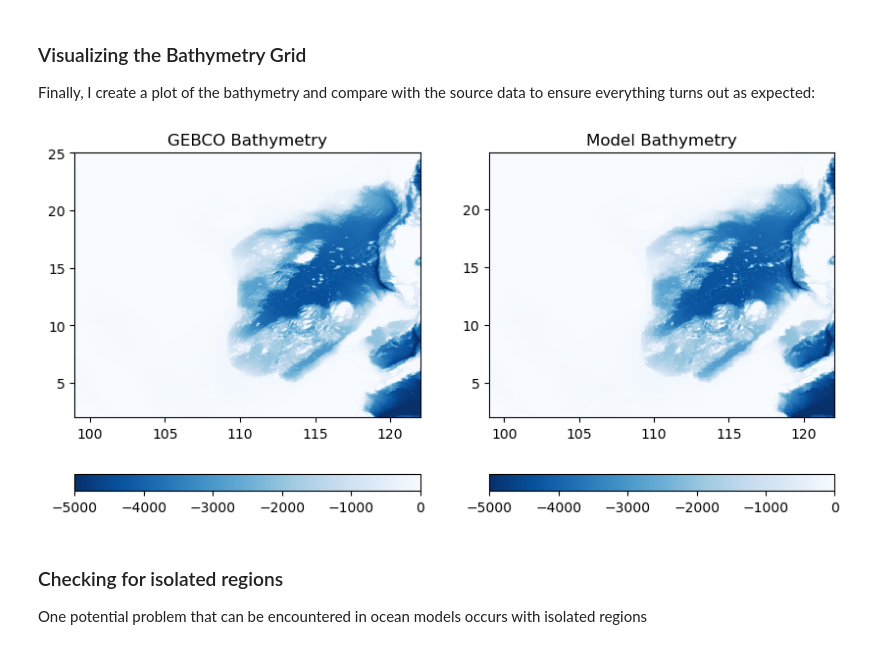
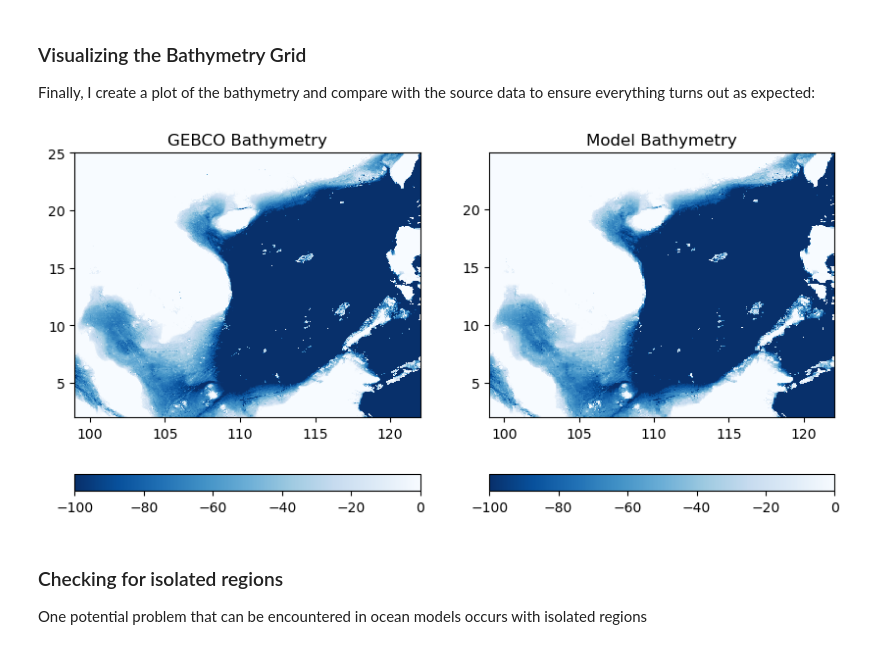
Before and after one commit to EddieNguyen2012/cs185c_fall2024, a Jupyter notebook: project/Creating the Bathymetry.ipynb, the cells around one changed output. Saved outputs shown, nothing was run; the diff lists cells and outputs as text; code cells hidden in the pictures.

```diff
--- a/project/Creating the Bathymetry.ipynb
+++ b/project/Creating the Bathymetry.ipynb
@@ -23,7 +23,7 @@ import matplotlib.pyplot as plt
 import netCDF4 as nc4
 # %%
 # read in the bathymetry grid
-file_path = '/Users/eddie/cs185c_fall2024/project/GEBCO_Bathymetry_SEA.nc'
+file_path = '/Users/eddie/cs185c_fall2024/project/input/GEBCO_Bathymetry_SEA.nc'
 ds = nc4.Dataset(file_path)
 gebco_lon = ds.variables['lon'][:]
 gebco_lat = ds.variables['lat'][:]
@@ -56,19 +56,19 @@ Finally, I create a plot of the bathymetry and compare with the source data to e
 # %%
 plt.figure(figsize=(10,5))
 
 plt.subplot(1,2,1)
-C = plt.pcolormesh(Gebco_Lon, Gebco_Lat, Gebco_bathy, vmin=-5000, vmax=0, cmap='Blues_r')
+C = plt.pcolormesh(Gebco_Lon, Gebco_Lat, Gebco_bathy, vmin=-100, vmax=0, cmap='Blues_r')
 plt.colorbar(C, orientation = 'horizontal')
 plt.title('GEBCO Bathymetry')
 
 plt.subplot(1,2,2)
-C = plt.pcolormesh(XC, YC, Model_bathy, vmin=-5000, vmax=0, cmap='Blues_r')
+C = plt.pcolormesh(XC, YC, Model_bathy, vmin=-100, vmax=0, cmap='Blues_r')
 plt.colorbar(C, orientation = 'horizontal')
 plt.title('Model Bathymetry')
 
 plt.show()
 # %% [output]
-[figure, old version]
+[figure, new version]
 # %% [markdown]
 ### Checking for isolated regions
 One potential problem that can be encountered in ocean models occurs with isolated regions
```
Also changed, not shown: 15 other files.
